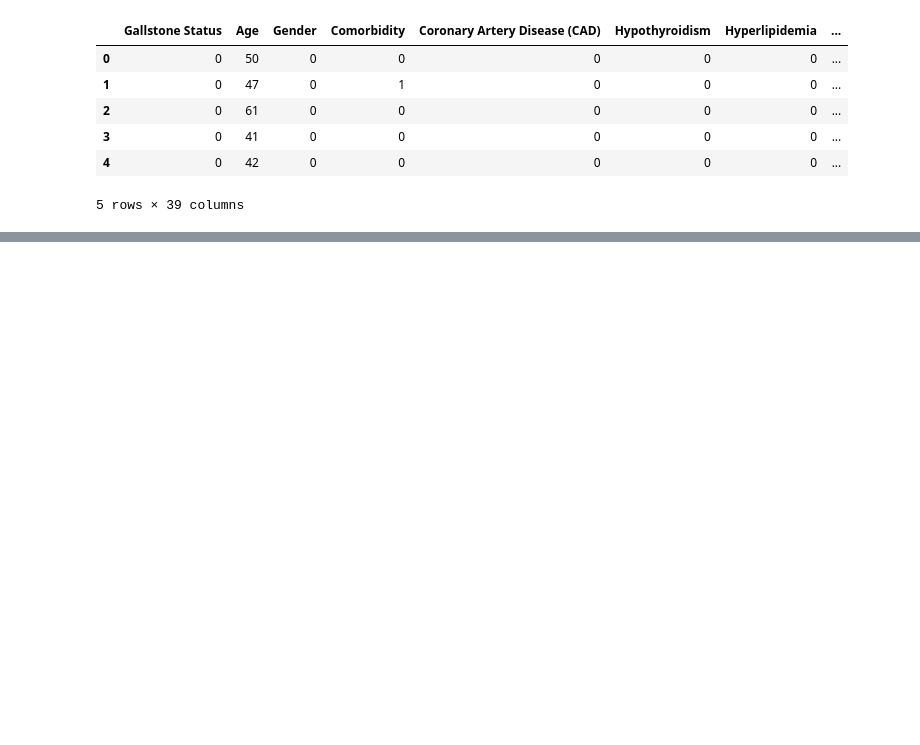
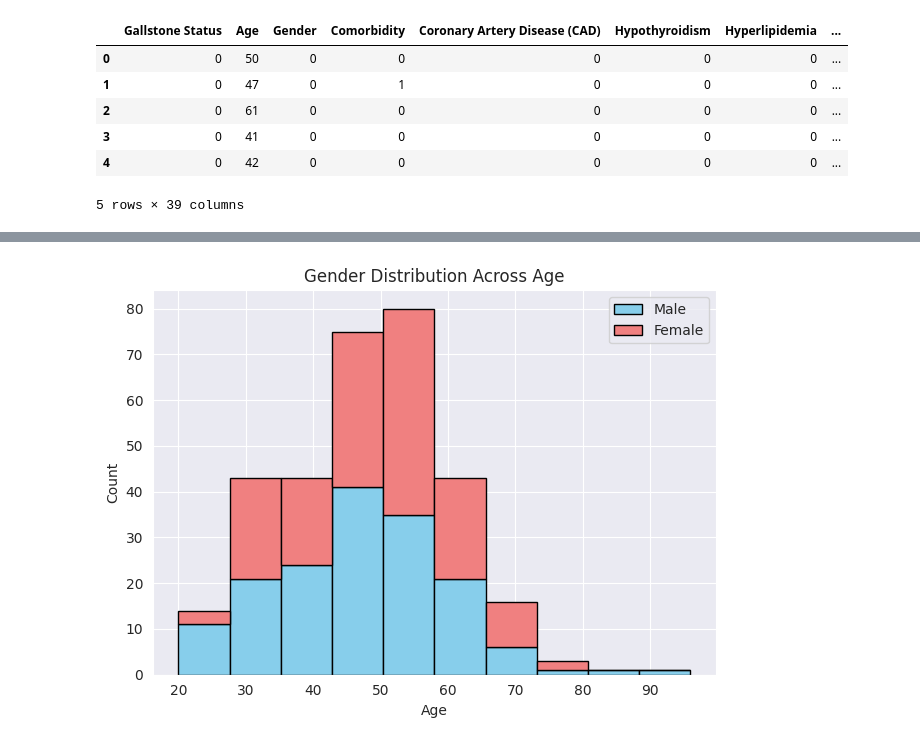
Before and after one commit to Bhawesh-Agrawal/Gallstone_Risk_Stratification, a Jupyter notebook: Notebook/EDA.ipynb, the cells around one changed output, grey strips where cells are left out. Cells and saved outputs as stored; diff of their text form; code cells hidden in the pictures; blank space fills up the shorter version.

```diff
--- a/Notebook/EDA.ipynb
+++ b/Notebook/EDA.ipynb
@@ -16,0 +43,18 @@ data.head()
+# %%
+# Distribution of Gender over the age
+
+# Split data by gender
+male_ages = data[data['Gender'] == 0]['Age']
+female_ages = data[data['Gender'] == 1]['Age']
+
+# Plot
+plt.hist([male_ages, female_ages], bins=10, stacked=True, label=['Male', 'Female'], color=['skyblue', 'lightcoral'], edgecolor='black')
+
+plt.title("Gender Distribution Across Age")
+plt.xlabel("Age")
+plt.ylabel("Count")
+plt.legend()
+plt.tight_layout()
+plt.show()
+# %% [output]
+[figure, added]
```
Also changed, not shown: parts of 10 cells of this notebook.
